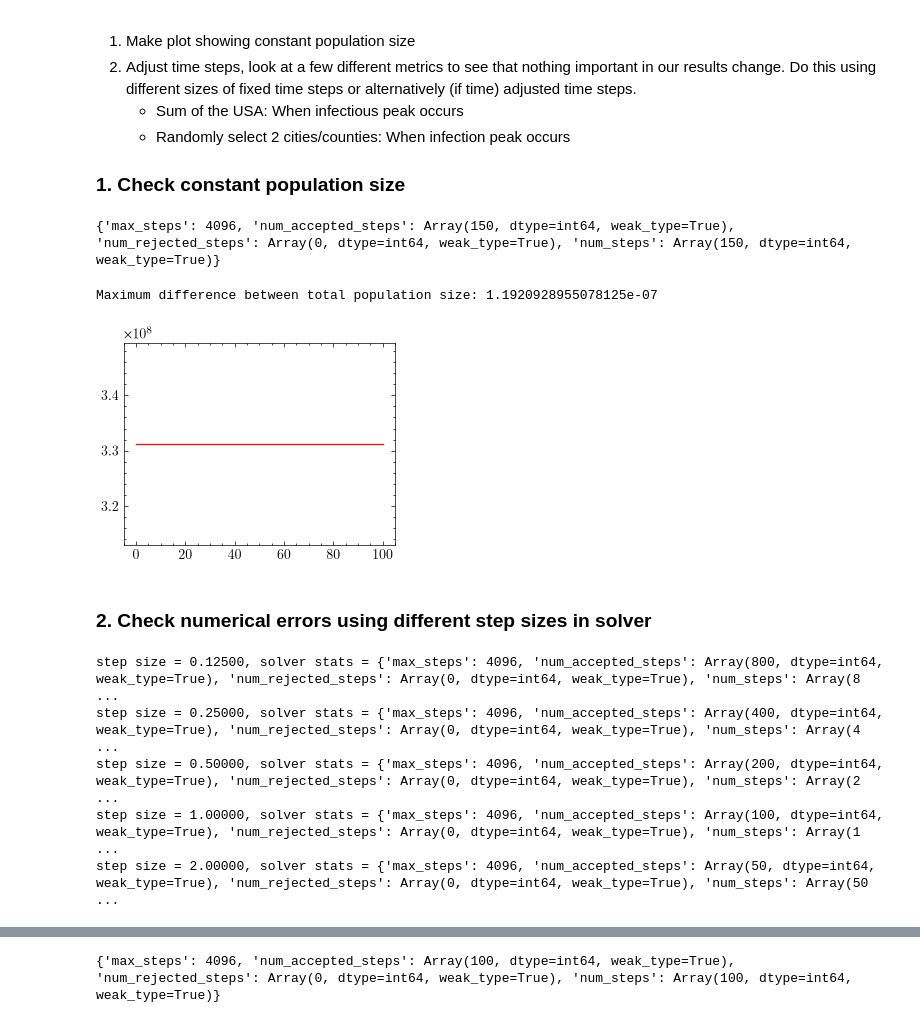
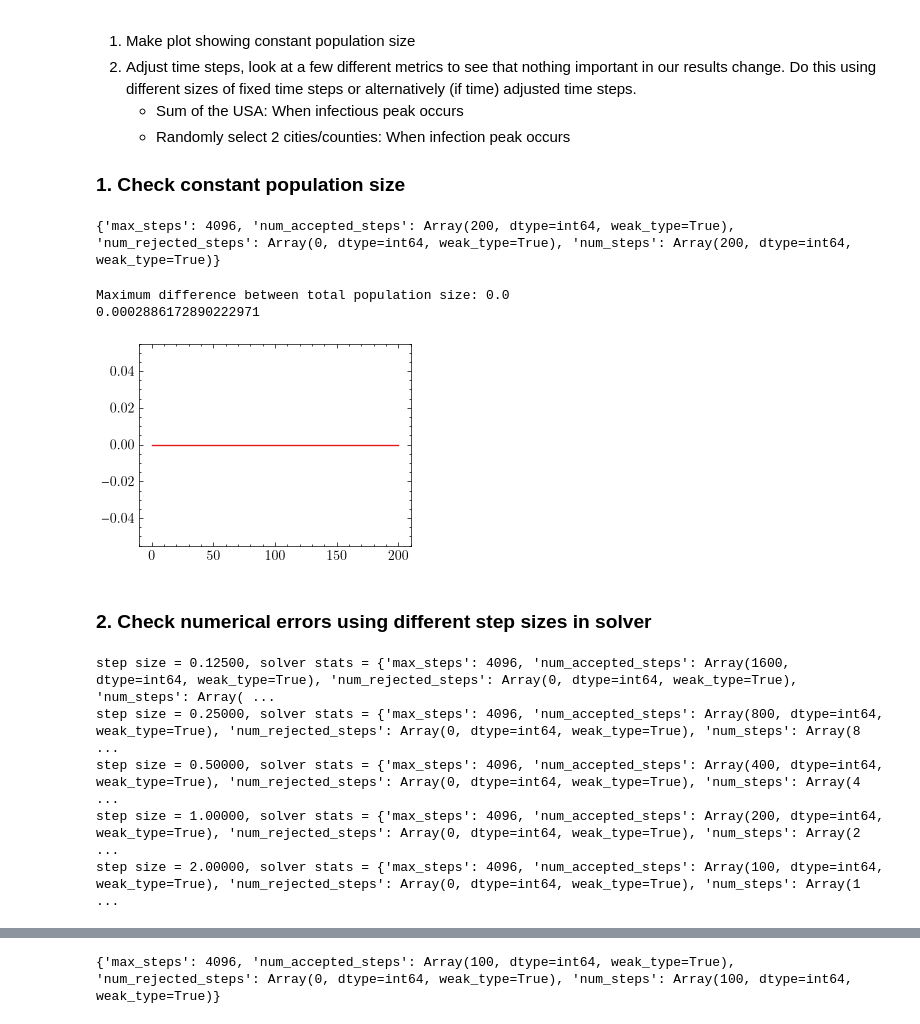
Before and after one commit to AndreaRaaschou/BERN01, a Jupyter notebook: disease_project/andrea/main_usa.ipynb, the cells around one changed output, grey strips where cells are left out. Saved outputs shown, nothing was run; the diff lists cells and outputs as text; code cells hidden in the pictures.

```diff
--- a/disease_project/andrea/main_usa.ipynb
+++ b/disease_project/andrea/main_usa.ipynb
@@ -27,7 +28,7 @@ plt.rcParams['axes.prop_cycle'] = plt.cycler(color=plt.cm.Set1.colors)
 solver = Tsit5() # choose method to solve differential equations. Default step size is ConstantStepSize()
 y0 = USA.make_initial_condition(initial_county=36047, initial_vaccination_rate=0.0)
 t0 = 0.0
-t1 = 100.0
+t1 = 200.0
 dt0 = 1.0 # step size
 saveat = SaveAt(ts=jnp.arange(t0, t1+dt0, dt0)) # when to save results, now set to every day
 # %%
@@ -159,26 +158,29 @@ print(solution.stats)
 ts = solution.ts
 ys = solution.ys.reshape((-1, 4, p.n_cities)) # type: ignore
 # %% [output]
-{'max_steps': 4096, 'num_accepted_steps': Array(150, dtype=int64, weak_type=True), 'num_rejected_steps': Array(0, dtype=int64, weak_type=True), 'num_steps': Array(150, dtype=int64, weak_type=True)}
+{'max_steps': 4096, 'num_accepted_steps': Array(200, dtype=int64, weak_type=True), 'num_rejected_steps': Array(0, dtype=int64, weak_type=True), 'num_steps': Array(200, dtype=int64, weak_type=True)}
 # %%
 # Calculate total population size
 S = ys[:, 0, :]
 E = ys[:, 1, :]
 I = ys[:, 2, :]
 R = ys[:, 3, :]
 
 N = S + E + I + R
 N_total = jnp.sum(N, axis=1)
 
 # Plot and print differences in poulation size over time
 plt.figure()
-plt.plot(ts, N_total)
+plt.plot(ts, N_total-N_total[0])
 
 max_difference = jnp.max(N_total) - jnp.min(N_total)
 print(f"Maximum difference between total population size: {max_difference}")
+
+print(1 - 0.9**(1/365))
 # %% [output]
-Maximum difference between total population size: 1.1920928955078125e-07
+Maximum difference between total population size: 0.0
+0.0002886172890222971
-[figure, old version]
+[figure, new version]
 # %% [markdown]
 ### 2. Check numerical errors using different step sizes in solver
 # %%
@@ -200,9 +202,9 @@ for step_size in step_sizes:
 
 ts = solution.ts
 # %% [output]
-step size = 0.12500, solver stats = {'max_steps': 4096, 'num_accepted_steps': Array(800, dtype=int64, weak_type=True), 'num_rejected_steps': Array(0, dtype=int64, weak_type=True), 'num_steps': Array(8 ...
-step size = 0.25000, solver stats = {'max_steps': 4096, 'num_accepted_steps': Array(400, dtype=int64, weak_type=True), 'num_rejected_steps': Array(0, dtype=int64, weak_type=True), 'num_steps': Array(4 ...
-step size = 0.50000, solver stats = {'max_steps': 4096, 'num_accepted_steps': Array(200, dtype=int64, weak_type=True), 'num_rejected_steps': Array(0, dtype=int64, weak_type=True), 'num_steps': Array(2 ...
-step size = 1.00000, solver stats = {'max_steps': 4096, 'num_accepted_steps': Array(100, dtype=int64, weak_type=True), 'num_rejected_steps': Array(0, dtype=int64, weak_type=True), 'num_steps': Array(1 ...
-step size = 2.00000, solver stats = {'max_steps': 4096, 'num_accepted_steps': Array(50, dtype=int64, weak_type=True), 'num_rejected_steps': Array(0, dtype=int64, weak_type=True), 'num_steps': Array(50 ...
+step size = 0.12500, solver stats = {'max_steps': 4096, 'num_accepted_steps': Array(1600, dtype=int64, weak_type=True), 'num_rejected_steps': Array(0, dtype=int64, weak_type=True), 'num_steps': Array( ...
+step size = 0.25000, solver stats = {'max_steps': 4096, 'num_accepted_steps': Array(800, dtype=int64, weak_type=True), 'num_rejected_steps': Array(0, dtype=int64, weak_type=True), 'num_steps': Array(8 ...
+step size = 0.50000, solver stats = {'max_steps': 4096, 'num_accepted_steps': Array(400, dtype=int64, weak_type=True), 'num_rejected_steps': Array(0, dtype=int64, weak_type=True), 'num_steps': Array(4 ...
+step size = 1.00000, solver stats = {'max_steps': 4096, 'num_accepted_steps': Array(200, dtype=int64, weak_type=True), 'num_rejected_steps': Array(0, dtype=int64, weak_type=True), 'num_steps': Array(2 ...
+step size = 2.00000, solver stats = {'max_steps': 4096, 'num_accepted_steps': Array(100, dtype=int64, weak_type=True), 'num_rejected_steps': Array(0, dtype=int64, weak_type=True), 'num_steps': Array(1 ...
 # %%
```
Also changed, not shown: parts of 14 cells of this notebook, 8 other files.
